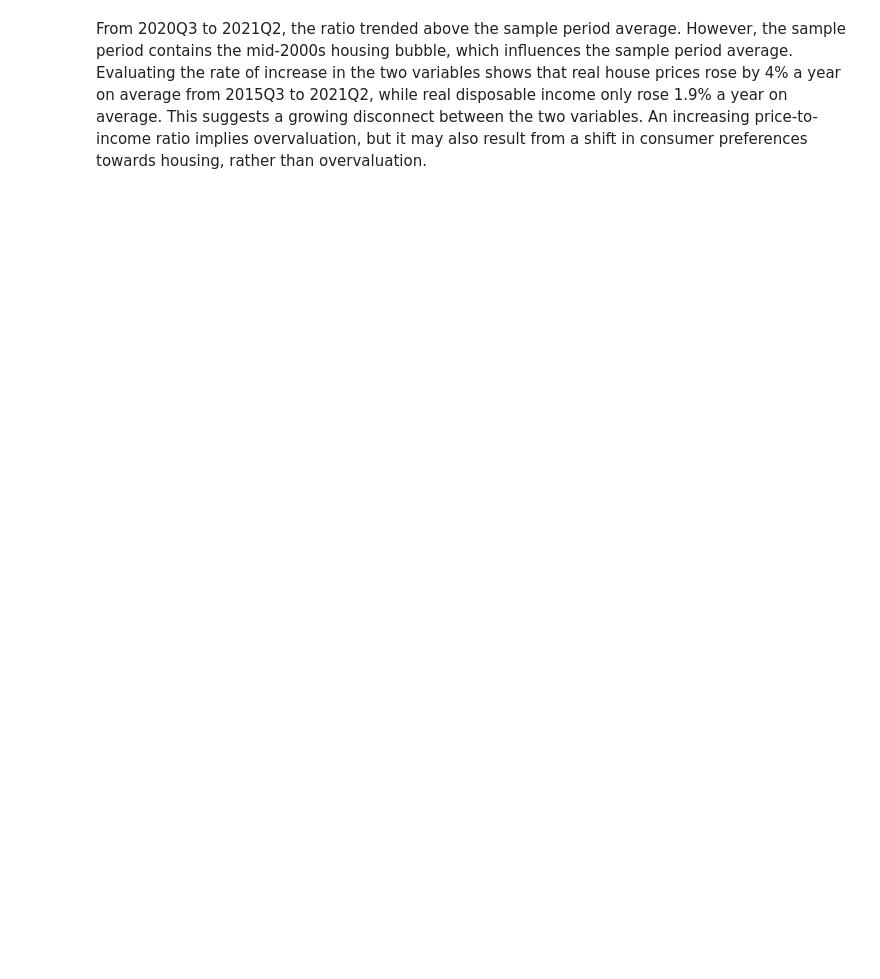
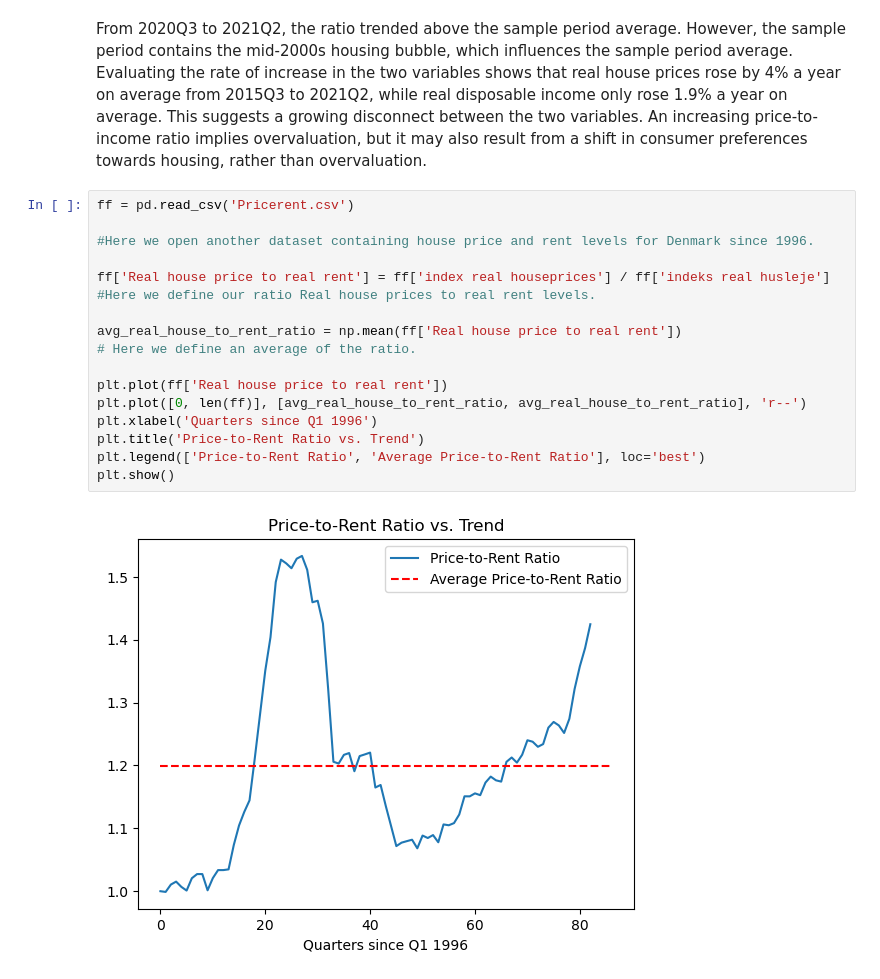
Before and after one commit to NumEconCopenhagen/projects-2023-andy-bank, a Jupyter notebook: Dataproject/dataproject.ipynb, the cells around one changed output. Cells and saved outputs as stored; diff of their text form; blank space fills up the shorter version.

```diff
--- a/Dataproject/dataproject.ipynb
+++ b/Dataproject/dataproject.ipynb
@@ -123,3 +83,22 @@ plt.show()
 # %% [markdown]
 
 From 2020Q3 to 2021Q2, the ratio trended above the sample period average. However, the sample period contains the mid-2000s housing bubble, which influences the sample period average. Evaluating the rate of increase in the two variables shows that real house prices rose by 4% a year on average from 2015Q3 to 2021Q2, while real disposable income only rose 1.9% a year on average. This suggests a growing disconnect between the two variables. An increasing price-to-income ratio implies overvaluation, but it may also result from a shift in consumer preferences towards housing, rather than overvaluation.
+# %%
+ff = pd.read_csv('Pricerent.csv')
+
+#Here we open another dataset containing house price and rent levels for Denmark since 1996.
+
+ff['Real house price to real rent'] = ff['index real houseprices'] / ff['indeks real husleje']
+#Here we define our ratio Real house prices to real rent levels.
+
+avg_real_house_to_rent_ratio = np.mean(ff['Real house price to real rent'])
+# Here we define an average of the ratio.
+
+plt.plot(ff['Real house price to real rent'])
+plt.plot([0, len(ff)], [avg_real_house_to_rent_ratio, avg_real_house_to_rent_ratio], 'r--')
+plt.xlabel('Quarters since Q1 1996')
+plt.title('Price-to-Rent Ratio vs. Trend')
+plt.legend(['Price-to-Rent Ratio', 'Average Price-to-Rent Ratio'], loc='best')
+plt.show()
+# %% [output]
+[figure, added]
```
Also changed, not shown: parts of 11 cells of this notebook.
